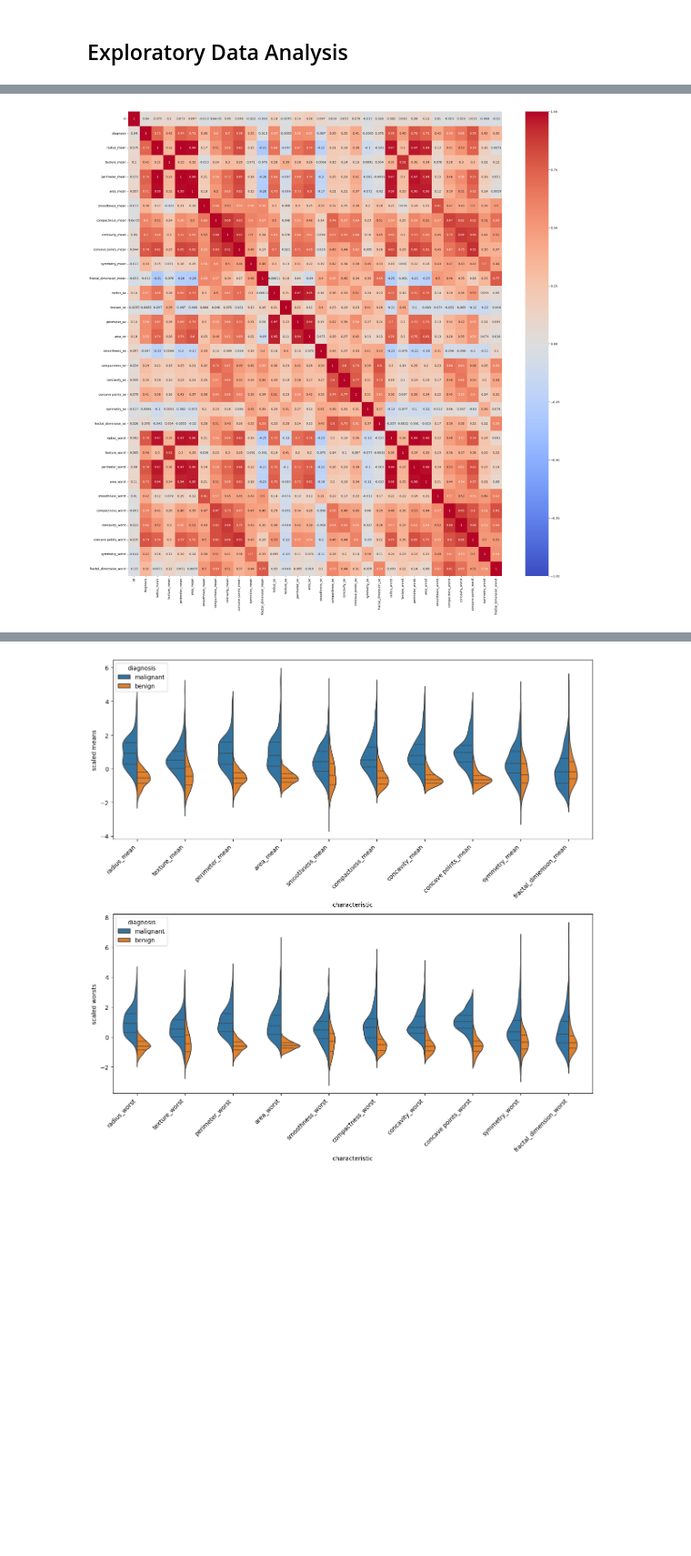
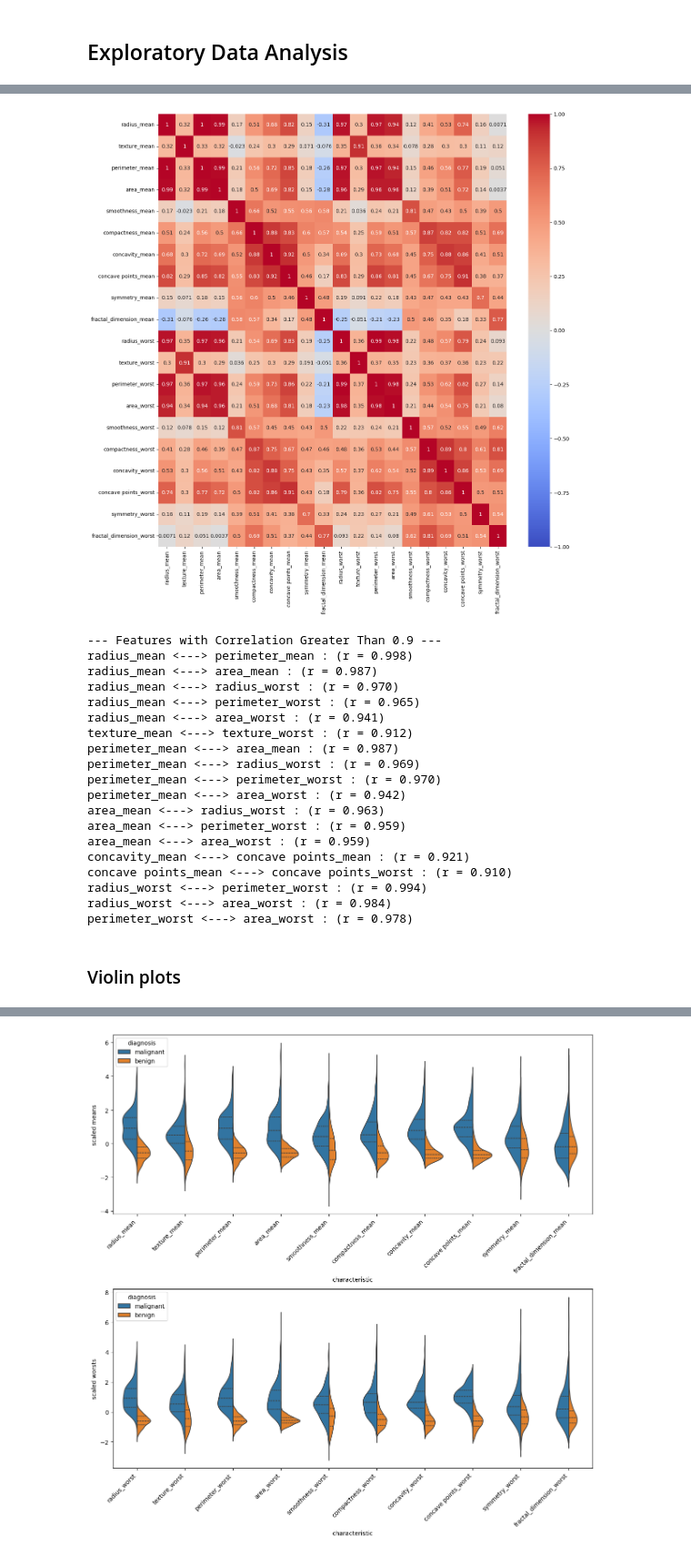
Before and after one commit to ThereseColeongco/classifier-breast-cancer, a Jupyter notebook: classifier.ipynb, the cells around one changed output, grey strips where cells are left out. Shown at 91% size. Drawn from its saved outputs; the diff is of its cells as text; code cells hidden in the pictures; blank space fills up the shorter version.

Commit message:
feat: added pair plot, mann-whitney u test, and correlation heatmap

```diff
--- a/classifier.ipynb
+++ b/classifier.ipynb
@@ -154,0 +131,5 @@ use split violin plots for each characteristic, 1 half for benign, other half fo
+# %%
+cols_to_remove = [col for col in df.columns if col.endswith('_se')]
+cols_to_remove.extend(['id', 'diagnosis'])
+df_heatmap = df.drop(columns=cols_to_remove)
+df_heatmap
@@ -155,8 +150,51 @@ use split violin plots for each characteristic, 1 half for benign, other half fo
 # %%
-corr_matrix = df[list(df.columns)].corr()
+corr_matrix = df[list(df_heatmap.columns)].corr()
 
-plt.figure(figsize=(28,28))
+plt.figure(figsize=(15,15))
 sns.heatmap(corr_matrix, annot=True, cmap='coolwarm', vmin=-1, vmax=1)
 plt.show()
+
+THRESHOLD = 0.9
+
+# unstack corr matrix into a long list of correlation pairs (i.e. contains what you'd see in the heatmap but in list form)
+unstacked_corr = corr_matrix.unstack()
+
+# filter for pairs greater than threshold, but less than 1.0 so you don't include features that correlate with itself
+high_corr_pairs = unstacked_corr[(unstacked_corr > THRESHOLD) & (unstacked_corr < 1.0)]
+
+# print pairs
+print(f"--- Features with Correlation Greater Than {THRESHOLD} ---")
+
+# keep track of pairs we've already seen so we don't print "A vs B" AND "B vs A"
+seen_pairs = set()
+
+for (feat1, feat2), score in high_corr_pairs.items():
+    # create a unique sorted key for the pair
+    pair_key = tuple(sorted([feat1, feat2]))
+
+    if pair_key not in seen_pairs:
+        seen_pairs.add(pair_key)
+        print(f"{feat1} <---> {feat2} : (r = {score:.3f})")
 # %% [output]
-[figure, old version]
+[figure, new version]
+--- Features with Correlation Greater Than 0.9 ---
+radius_mean <---> perimeter_mean : (r = 0.998)
+radius_mean <---> area_mean : (r = 0.987)
+radius_mean <---> radius_worst : (r = 0.970)
+radius_mean <---> perimeter_worst : (r = 0.965)
+radius_mean <---> area_worst : (r = 0.941)
+texture_mean <---> texture_worst : (r = 0.912)
+perimeter_mean <---> area_mean : (r = 0.987)
+perimeter_mean <---> radius_worst : (r = 0.969)
+perimeter_mean <---> perimeter_worst : (r = 0.970)
+perimeter_mean <---> area_worst : (r = 0.942)
+area_mean <---> radius_worst : (r = 0.963)
+area_mean <---> perimeter_worst : (r = 0.959)
+area_mean <---> area_worst : (r = 0.959)
+concavity_mean <---> concave points_mean : (r = 0.921)
+concave points_mean <---> concave points_worst : (r = 0.910)
+radius_worst <---> perimeter_worst : (r = 0.994)
+radius_worst <---> area_worst : (r = 0.984)
+perimeter_worst <---> area_worst : (r = 0.978)
+# %% [markdown]
+### Violin plots
```
Also changed, not shown: parts of 22 cells of this notebook.
